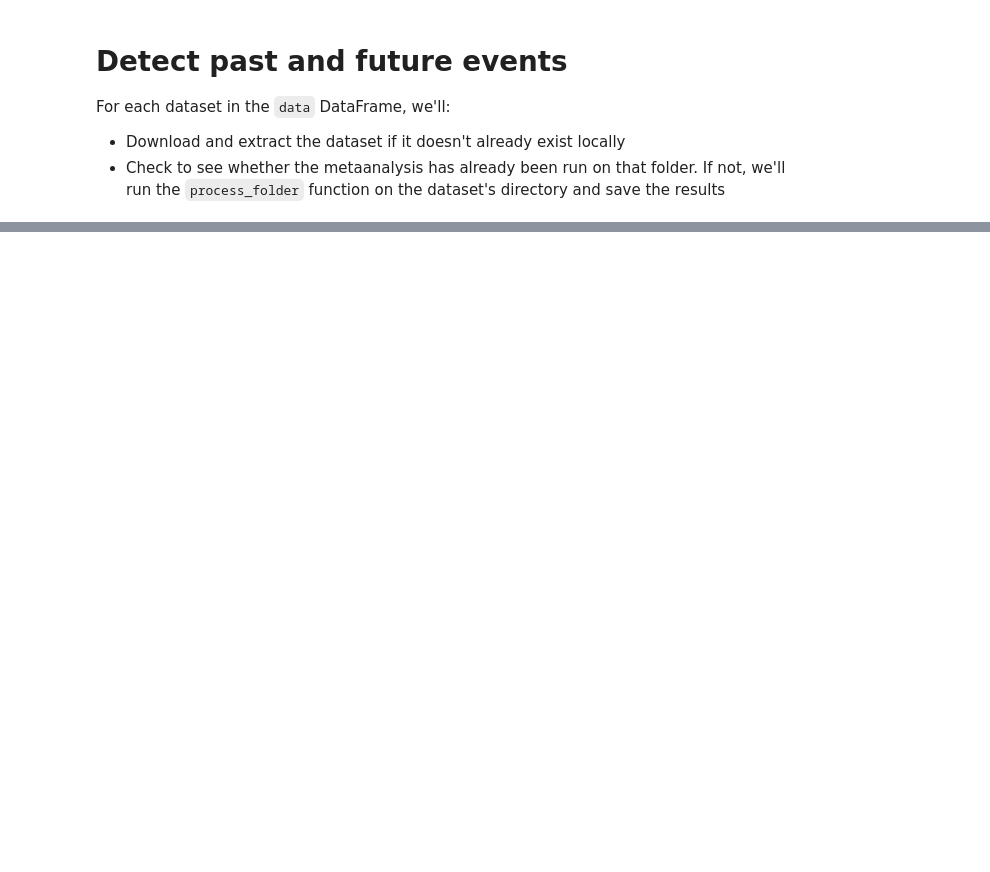
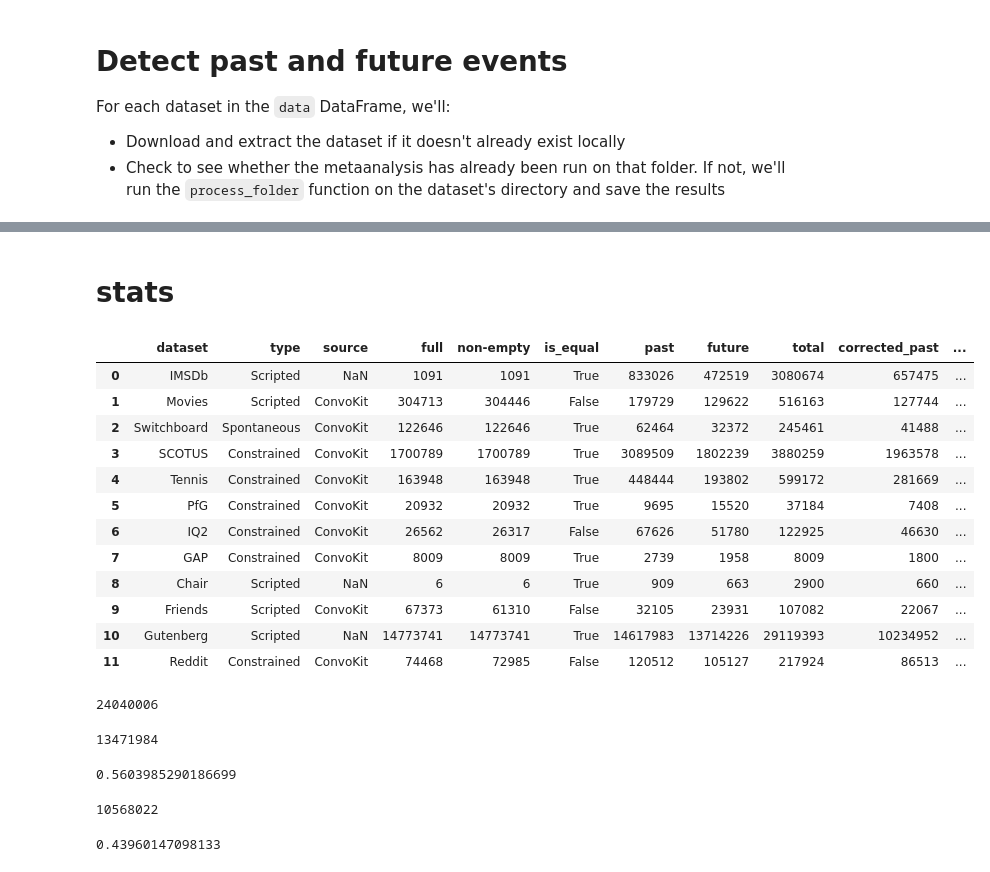
Before and after one commit to ContextLab/prediction-retrodiction-paper, a Jupyter notebook: code/meta-analysis.ipynb, the cells around one changed output, grey strips where cells are left out. Cells and saved outputs as stored; diff of their text form; code cells hidden in the pictures; blank space fills up the shorter version.

```diff
--- a/code/meta-analysis.ipynb
+++ b/code/meta-analysis.ipynb
@@ -554,0 +422,2 @@ Estimated p-value: 0.0000
+# %% [markdown]
+# stats
@@ -554,0 +427,38 @@ Estimated p-value: 0.0000
+# %%
+df = pd.read_csv("ref_counts_summary.csv")
+df
+# %% [output]
+|  | dataset | type | source | full | non-empty | is_equal | past | future | total | corrected_past | ... |
+| 0 | IMSDb | Scripted | NaN | 1091 | 1091 | True | 833026 | 472519 | 3080674 | 657475 | ... |
+| 1 | Movies | Scripted | ConvoKit | 304713 | 304446 | False | 179729 | 129622 | 516163 | 127744 | ... |
+| 2 | Switchboard | Spontaneous | ConvoKit | 122646 | 122646 | True | 62464 | 32372 | 245461 | 41488 | ... |
+| 3 | SCOTUS | Constrained | ConvoKit | 1700789 | 1700789 | True | 3089509 | 1802239 | 3880259 | 1963578 | ... |
+| 4 | Tennis | Constrained | ConvoKit | 163948 | 163948 | True | 448444 | 193802 | 599172 | 281669 | ... |
+| 5 | PfG | Constrained | ConvoKit | 20932 | 20932 | True | 9695 | 15520 | 37184 | 7408 | ... |
+| 6 | IQ2 | Constrained | ConvoKit | 26562 | 26317 | False | 67626 | 51780 | 122925 | 46630 | ... |
+| 7 | GAP | Constrained | ConvoKit | 8009 | 8009 | True | 2739 | 1958 | 8009 | 1800 | ... |
+| 8 | Chair | Scripted | NaN | 6 | 6 | True | 909 | 663 | 2900 | 660 | ... |
+| 9 | Friends | Scripted | ConvoKit | 67373 | 61310 | False | 32105 | 23931 | 107082 | 22067 | ... |
+| 10 | Gutenberg | Scripted | NaN | 14773741 | 14773741 | True | 14617983 | 13714226 | 29119393 | 10234952 | ... |
+| 11 | Reddit | Constrained | ConvoKit | 74468 | 72985 | False | 120512 | 105127 | 217924 | 86513 | ... |
+# %%
+total = df['corrected_past'].sum() + df['corrected_future'].sum()
+total
+# %% [output]
+24040006
+# %%
+df['corrected_past'].sum()
+# %% [output]
+13471984
+# %%
+df['corrected_past'].sum() / total
+# %% [output]
+0.5603985290186699
+# %%
+df['corrected_future'].sum()
+# %% [output]
+10568022
+# %%
+df['corrected_future'].sum() / total
+# %% [output]
+0.43960147098133
```
Also changed, not shown: parts of 31 cells of this notebook, 9 other files.
